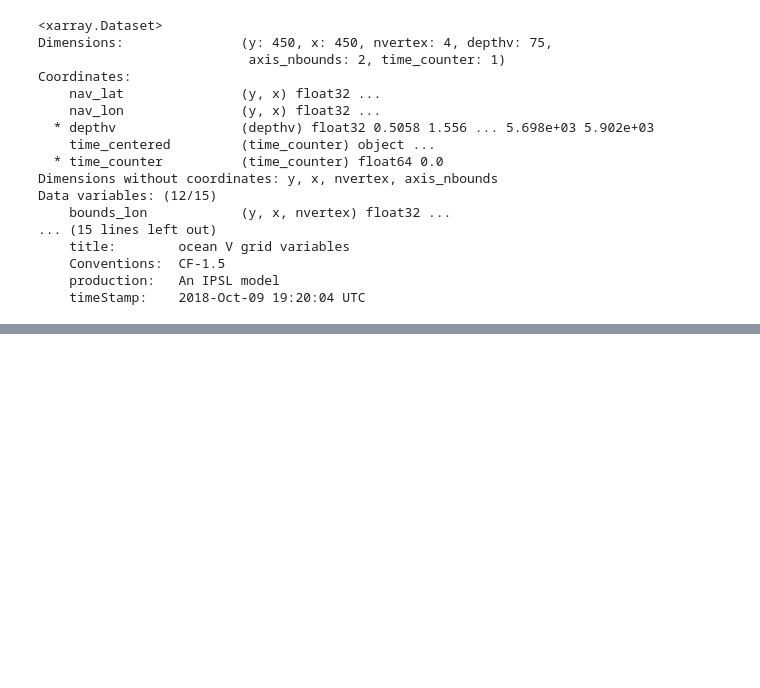
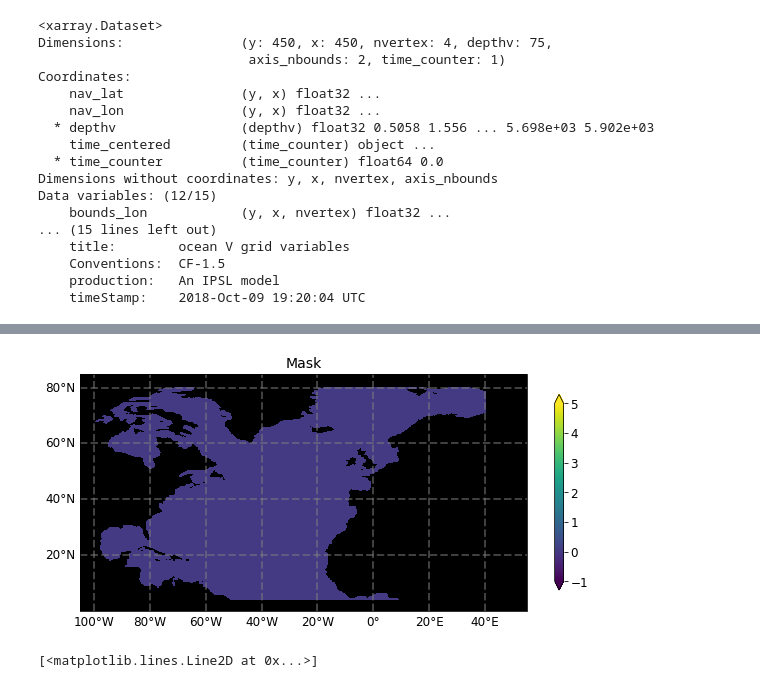
Before and after one commit to hmkhatri/AMOC_Variability_DePreSys_MET, a Jupyter notebook: Notebooks/Postprocessing/Mask_Regions.ipynb, the cells around one changed output, grey strips where cells are left out. Saved outputs shown, nothing was run; the diff lists cells and outputs as text; code cells hidden in the pictures; blank space fills up the shorter version.

```diff
--- a/Notebooks/Postprocessing/Mask_Regions.ipynb
+++ b/Notebooks/Postprocessing/Mask_Regions.ipynb
@@ -307,0 +324,20 @@ p = plot_sec(ax, tmp, vmin=-0.5, vmax=0.5, vstep=2.e-1, lat_lon_ext = lat_lon_ex
+# %%
+lat_lon_ext = [-105., 55., 0., 85.]
+grid1 = plt.GridSpec(1, 1, wspace=0.15, hspace=0.3)
+fig = plt.figure(figsize=[10,6])
+
+ax = fig.add_subplot(grid1[0, 0], projection=ccrs.PlateCarree(),facecolor='black')
+
+tmp = mask1.assign_coords({'lat': ds_V.nav_lat, 'lon': ds_V.nav_lon})
+p = plot_sec(ax, tmp, vmin=-1., vmax=5., vstep=2.e-3, lat_lon_ext = lat_lon_ext,
+                   lon='lon', lat='lat', cmap='viridis', title=r'Mask')
+# %% [output]
+[figure, added]
+# %%
+basins = regionmask.defined_regions.natural_earth_v4_1_0.ocean_basins_50
+
+mask_NA = merged_mask(basins, ds_V, lon_name="nav_lon", lat_name="nav_lat")
+
+kwargs = dict(x='nav_lon', y='nav_lat',transform = ccrs.PlateCarree(), infer_intervals=False)
+# %% [output]
+[<matplotlib.lines.Line2D at 0x...>]
```
Also changed, not shown: parts of 6 cells of this notebook, 5 other files.
